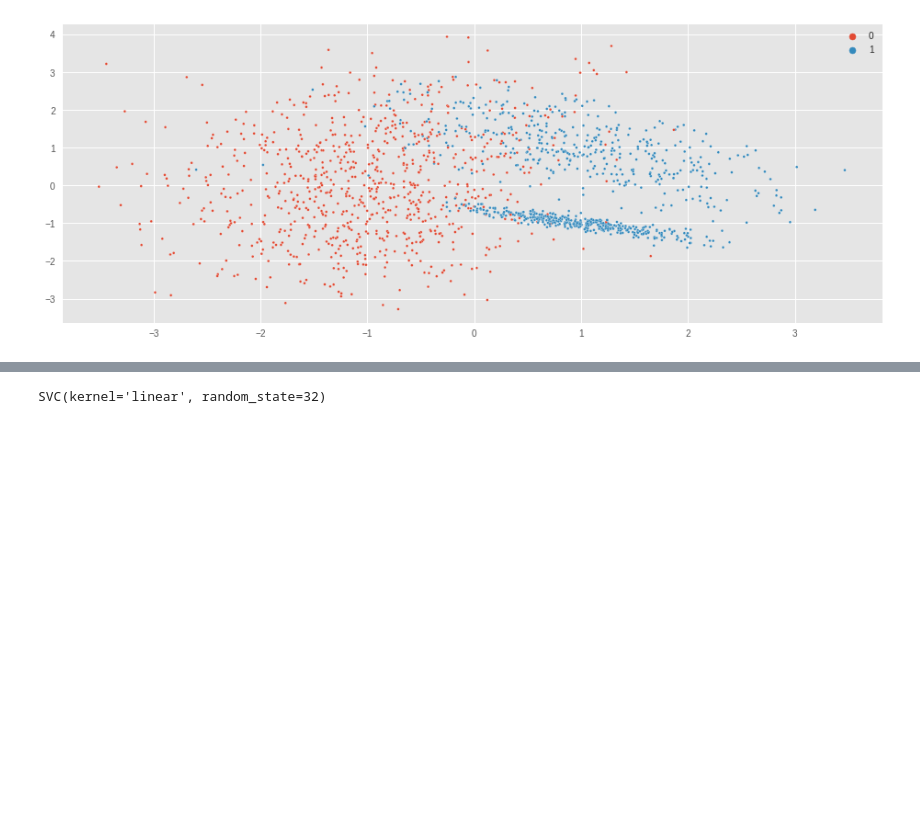
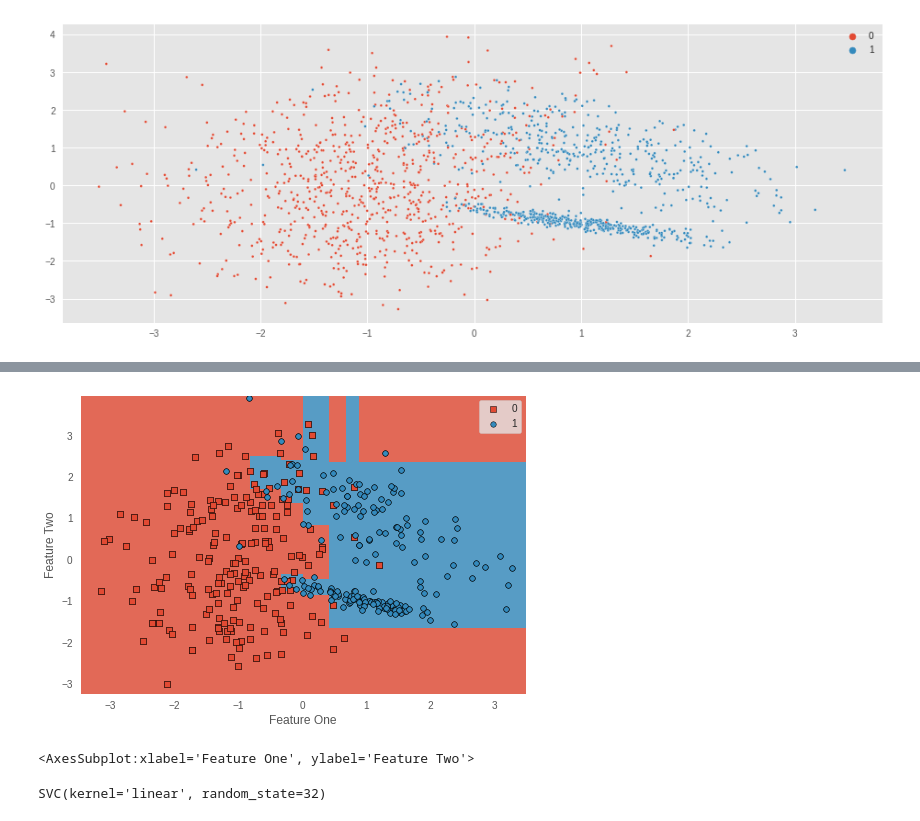
Before and after one commit to aulas-e-palestras/bsbr-modernos, a Jupyter notebook: notebooks/svm.ipynb, the cells around one changed output, grey strips where cells are left out. Drawn from its saved outputs; the diff is of its cells as text; code cells hidden in the pictures; blank space fills up the shorter version.

```diff
--- a/notebooks/svm.ipynb
+++ b/notebooks/svm.ipynb
@@ -72,3 +157,11 @@ sns.scatterplot(x=x_train[:, 0],
+# %%
+viz = DecisionViz(DecisionTreeClassifier(max_depth=5,random_state=42))
+viz.fit(x_train, y_train)
+viz.draw(x_test, y_test)
+viz.show()
+# %% [output]
+[figure, added]
+<AxesSubplot:xlabel='Feature One', ylabel='Feature Two'>
 # %%
 ## treinando uma svc com kernel linear
 
```
Also changed, not shown: parts of 14 cells of this notebook, 5 other files.
